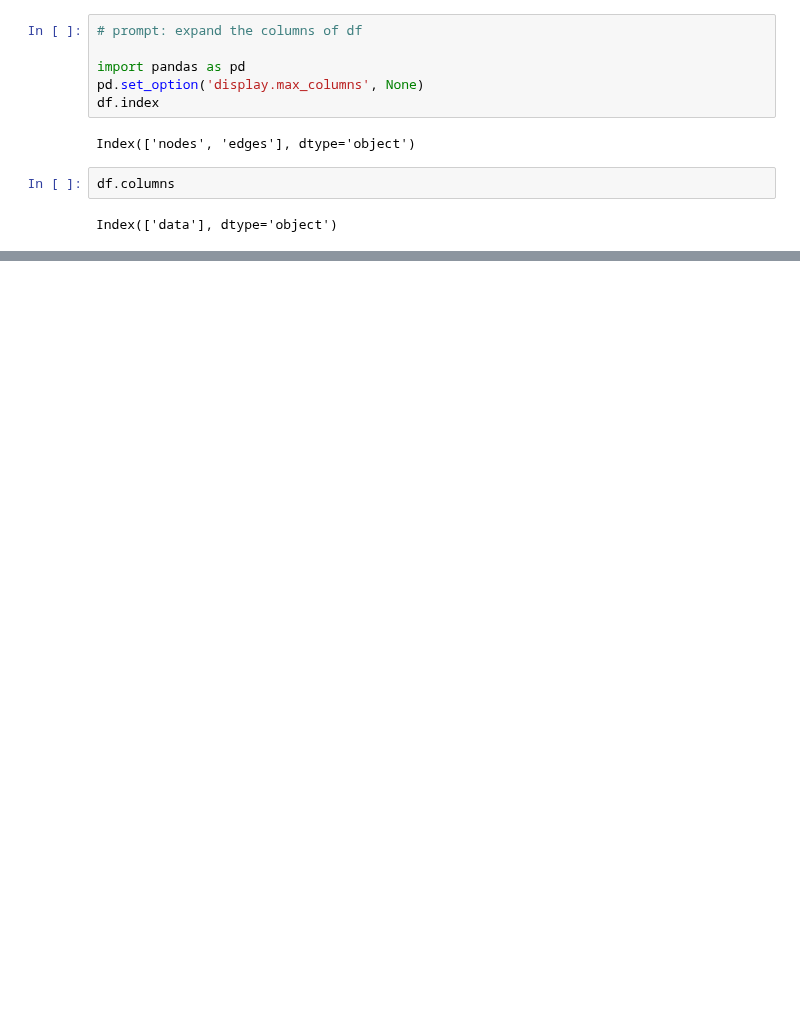
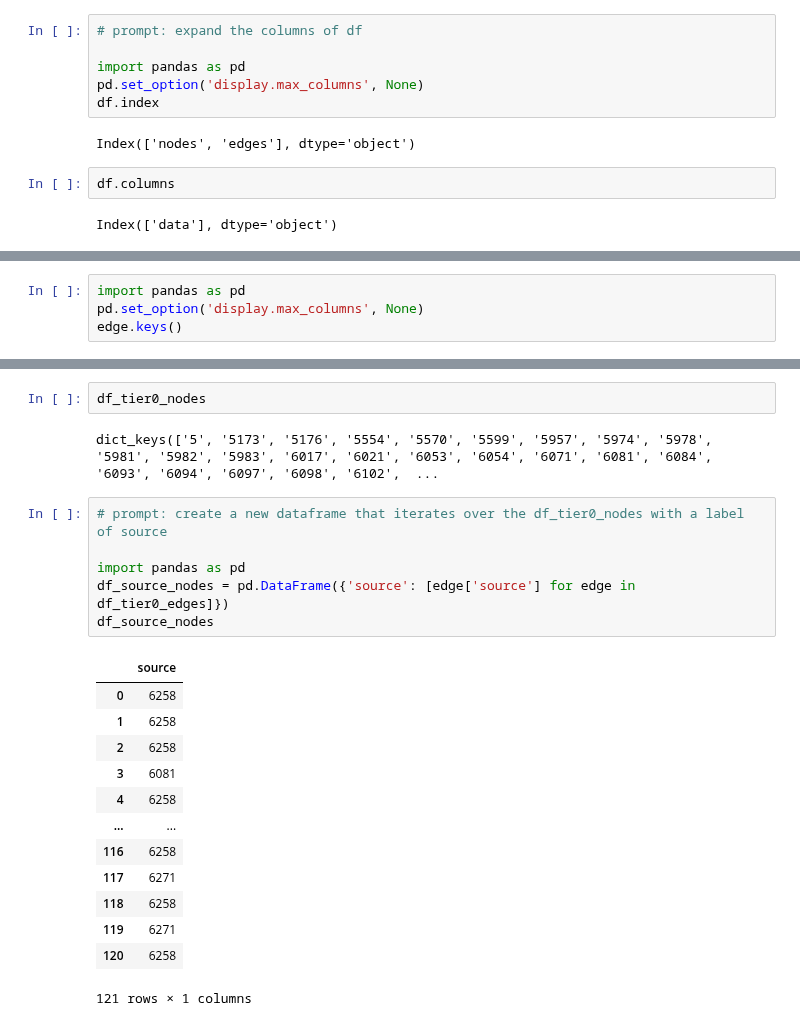
Before and after one commit to markajbell/BH, a Jupyter notebook: dikstra.ipynb, the cells around one changed output, grey strips where cells are left out. Drawn from its saved outputs; the diff is of its cells as text; blank space fills up the shorter version.

```diff
--- a/dikstra.ipynb
+++ b/dikstra.ipynb
@@ -164,0 +244,4 @@ Number of nodes: 6
+# %%
+import pandas as pd
+pd.set_option('display.max_columns', None)
+edge.keys()
@@ -386,0 +571,24 @@ target_node_id
+# %%
+df_tier0_nodes
+# %% [output]
+dict_keys(['5', '5173', '5176', '5554', '5570', '5599', '5957', '5974', '5978', '5981', '5982', '5983', '6017', '6021', '6053', '6054', '6071', '6081', '6084', '6093', '6094', '6097', '6098', '6102',  ...
+# %%
+# prompt: create a new dataframe that iterates over the df_tier0_nodes with a label of source
+
+import pandas as pd
+df_source_nodes = pd.DataFrame({'source': [edge['source'] for edge in df_tier0_edges]})
+df_source_nodes
+# %% [output]
+|  | source |
+| 0 | 6258 |
+| 1 | 6258 |
+| 2 | 6258 |
+| 3 | 6081 |
+| 4 | 6258 |
+| ... | ... |
+| 116 | 6258 |
+| 117 | 6271 |
+| 118 | 6258 |
+| 119 | 6271 |
+| 120 | 6258 |
+121 rows × 1 columns
```
Also changed, not shown: parts of 30 cells of this notebook.
